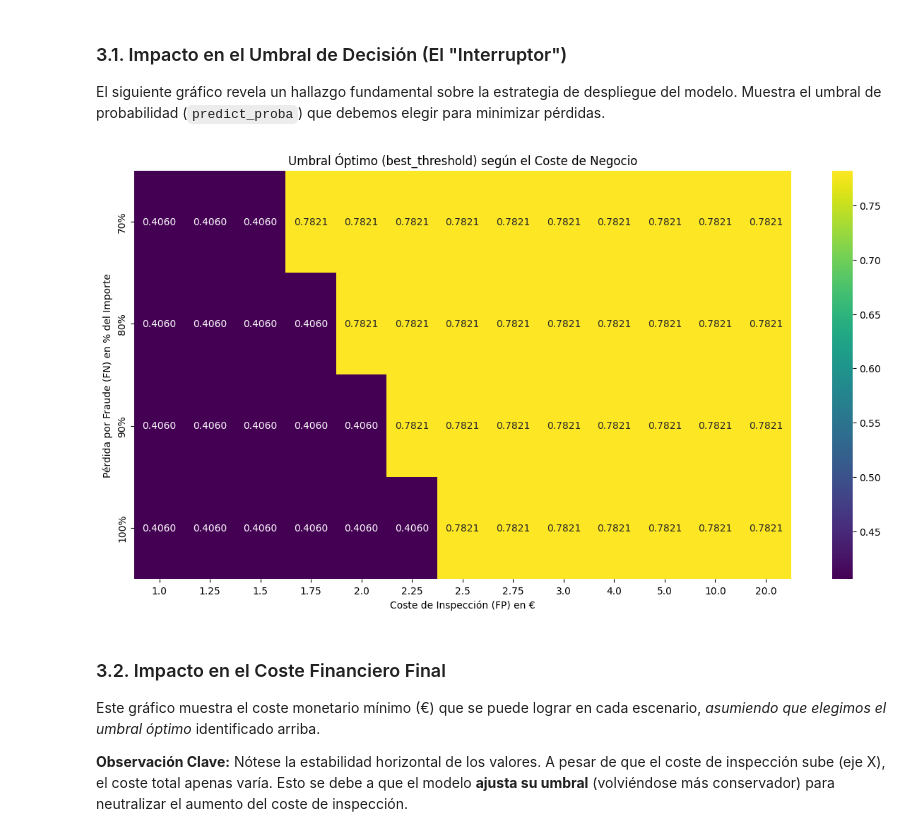
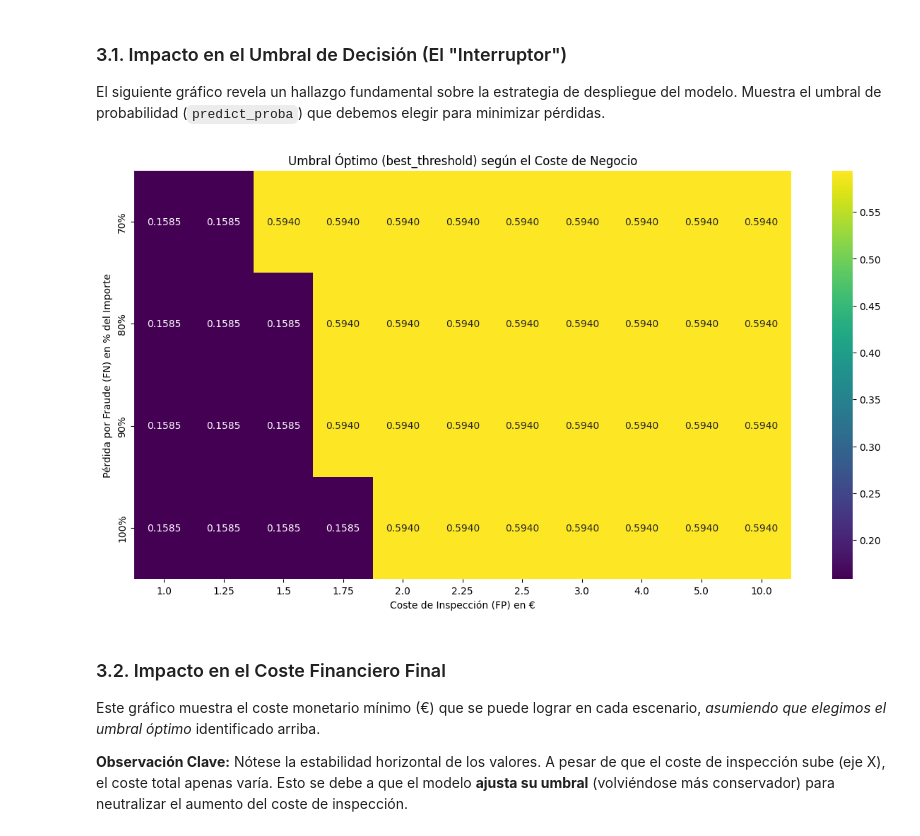
Before and after one commit to AlejandroJB18/tfg_info_deteccion_fraude, a Jupyter notebook: notebooks/analisis_sensibilidad.ipynb, the cells around one changed output. Saved outputs shown, nothing was run; the diff lists cells and outputs as text; code cells hidden in the pictures.

```diff
--- a/notebooks/analisis_sensibilidad.ipynb
+++ b/notebooks/analisis_sensibilidad.ipynb
@@ -49,13 +50,13 @@ Fraud rate: 0.17275%
 Total fraud amount: $60,127.97
 Datos cargados y divididos.
 # %%
-# --- 2. Entrenar el MEJOR modelo (solo 1 vez) ---
-# Usamos el ganador del notebook anterior: amount_factor = 20
-BEST_FACTOR = 20
+# Entrenamos el MEJOR modelo
+# Usamos el ganador del notebook anterior: amount_factor = 30
+BEST_FACTOR = 30
 print(f"Entrenando el modelo XGBoost con el factor óptimo ({BEST_FACTOR})...")
+
 xgb_best_model = train_model_with_cost(X_train, y_train, amount_train, model_type = "xgb", amount_factor=BEST_FACTOR)
 
-# --- 3. Obtener las probabilidades (solo 1 vez) ---
 print("Obteniendo probabilidades del set de prueba...")
 y_proba = xgb_best_model.predict_proba(X_test)[:, 1]
 
@@ -74,26 +75,23 @@ Utilizaremos las **probabilidades predichas (`y_proba`)** por ese modelo óptimo
 * **`inspect_cost` (Coste FP):** Probaremos un rango detallado `[1, 2, 3, 4, 5, 10, 20]` euros para encontrar puntos de inflexión.
 * **`fraud_loss` (Coste FN):** Probaremos `[70%, 80%, 90%, 100%]` del importe perdido.
 # %%
-# --- 4. Definir los escenarios de negocio a probar ---
-inspection_costs = [1, 1.25, 1.5, 1.75, 2, 2.25, 2.5, 2.75, 3, 4, 5, 10, 20]  # Coste de 1€, 5€, 10€, 20€ por Falso Positivo
+# Definimos los escenarios a probar
+inspection_costs = [1, 1.25, 1.5, 1.75, 2, 2.25, 2.5, 3, 4, 5, 10]  # Coste de 1€, 5€, 10€, 20€ por Falso Positivo
 fraud_loss_factors = [0.7, 0.8, 0.9, 1.0] # Se pierde el 70%, 80%, 90% o 100% del importe en un Falso Negativo
 
 results = []
 
 print("Iniciando análisis de sensibilidad...")
 
-# --- 5. Bucle anidado para probar todas las combinaciones ---
 for loss in fraud_loss_factors:
     for cost in inspection_costs:
 
-        # Encontrar el mejor umbral y coste PARA ESTE ESCENARIO
-        # Esta función ahora debe aceptar los parámetros de coste
         best_thr, min_cost = best_threshold_by_cost(
             y_test,
             y_proba,
             amount_test,
-            fraud_loss=loss,  # Pasamos el nuevo parámetro
-            inspect_cost=cost # Pasamos el nuevo parámetro
+            fraud_loss=loss,
+            inspect_cost=cost
         )
 
         results.append({
@@ -105,8 +103,10 @@ for loss in fraud_loss_factors:
 
 print("Análisis completado.")
 
-# Convertir a DataFrame para fácil visualización
 sensitivity_df = pd.DataFrame(results)
+
+# Mostramos la tabla de resultados
+display(sensitivity_df)
 # %% [output]
 Iniciando análisis de sensibilidad...
 Análisis completado.
@@ -142,30 +121,30 @@ El siguiente gráfico revela un hallazgo fundamental sobre la estrategia de desp
 # %%
 
 if not os.path.exists('../results'):
     os.makedirs('../results')
 
-# Pivotar la tabla para el heatmap de umbrales
+# Pivotamos la tabla para el heatmap de umbrales
 threshold_pivot = sensitivity_df.pivot(
     index='fraud_loss_pct',
     columns='inspect_cost_eur',
     values='best_threshold'
 )
 
-orden_deseado = ['70%', '80%', '90%', '100%']
-threshold_pivot = threshold_pivot.reindex(orden_deseado)
+orden = ['70%', '80%', '90%', '100%']
+threshold_pivot = threshold_pivot.reindex(orden)
 
 plt.figure(figsize=(15, 7.5))
 sns.heatmap(threshold_pivot, annot=True, fmt=".4f", cmap="viridis")
 plt.title("Umbral Óptimo (best_threshold) según el Coste de Negocio")
 plt.xlabel("Coste de Inspección (FP) en €")
 plt.ylabel("Pérdida por Fraude (FN) en % del Importe")
 
 output_path = '../results/heatmap_sensibilidad_fraude_umbrales.png'
 plt.savefig(output_path, dpi=300, bbox_inches='tight')
 
 plt.show()
 # %% [output]
-[figure, old version]
+[figure, new version]
 # %% [markdown]
 ### 3.2. Impacto en el Coste Financiero Final
 
```
Also changed, not shown: parts of 11 cells of this notebook, 23 other files.
